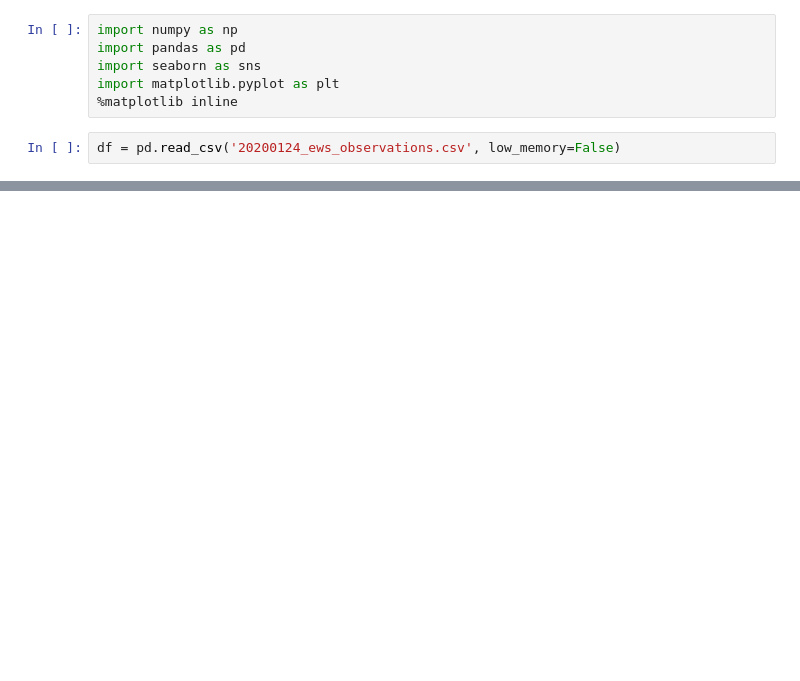
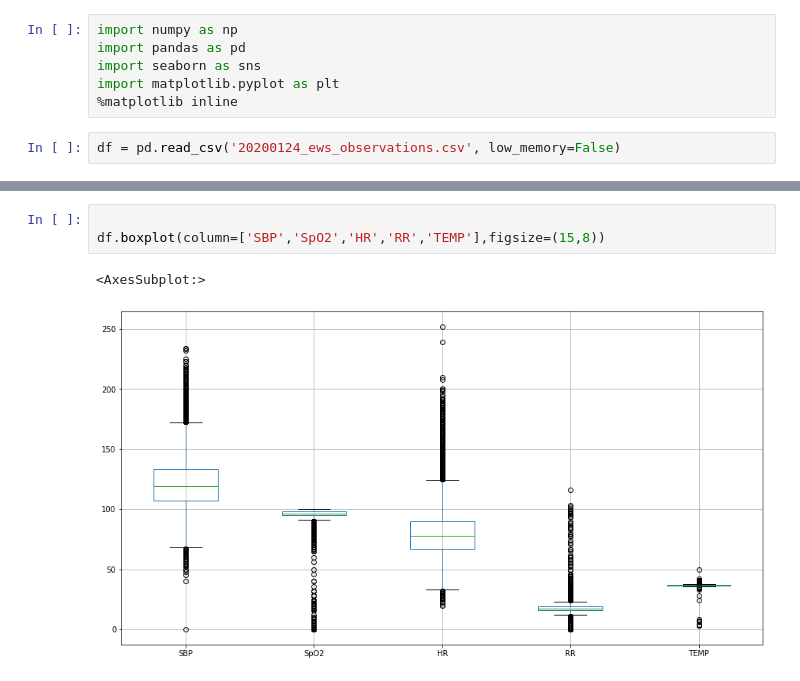
Before and after one commit to maryelo/Arinti---EWS-score---Project-, a Jupyter notebook: ews_score.ipynb, the cells around one changed output, grey strips where cells are left out. Saved outputs shown, nothing was run; the diff lists cells and outputs as text; blank space fills up the shorter version.

Commit message:
adding visuals

```diff
--- a/ews_score.ipynb
+++ b/ews_score.ipynb
@@ -90,0 +94,6 @@ df.shape
+# %%
+
+df.boxplot(column=['SBP','SpO2','HR','RR','TEMP'],figsize=(15,8))
+# %% [output]
+<AxesSubplot:>
+[figure, added]
```
Also changed, not shown: parts of 42 cells of this notebook.
